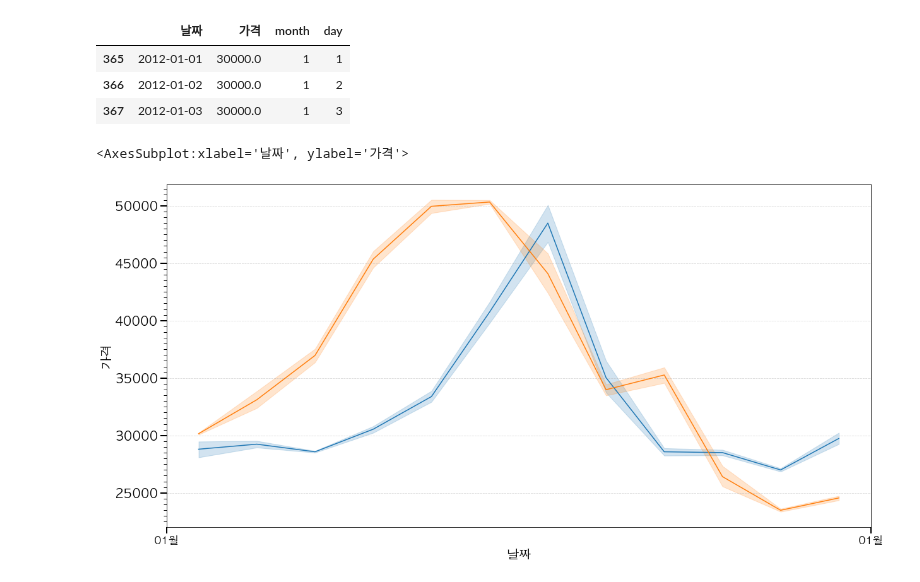
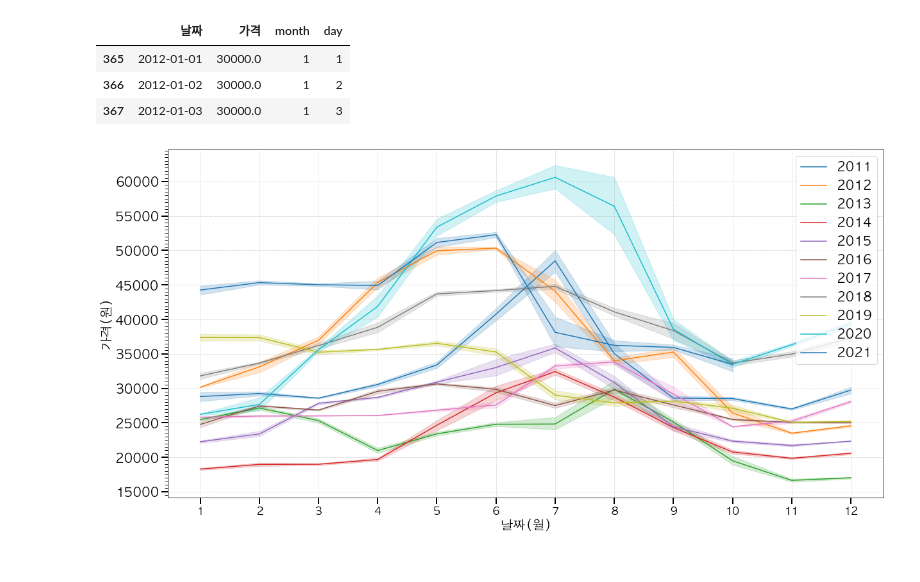
Before and after one commit to city1616/LikeLion_AI_SCHOOL_13th, a Jupyter notebook: 파일럿 프로젝트 - 고구마 가격 예측/CODE/02_data_analysis.ipynb, the cells around one changed output. Cells and saved outputs as stored; diff of their text form; code cells hidden in the pictures.

Commit message:
data analysis

```diff
--- a/파일럿 프로젝트 - 고구마 가격 예측/CODE/02_data_analysis.ipynb
+++ b/파일럿 프로젝트 - 고구마 가격 예측/CODE/02_data_analysis.ipynb
@@ -116,26 +161,40 @@ price_2012.head(3)
 # %%
 plt.rcParams["figure.figsize"] = (20, 10)
 plt.grid(True, axis = "both", alpha = 0.5, linestyle = "--")
-
+a = range(1, 13)
 ax = plt.gca()
-ax.xaxis.set_major_locator(dates.MonthLocator(interval = 1))
-ax.xaxis.set_major_formatter(dates.DateFormatter("%m월"))
+ax.xaxis.set_major_locator(ticker.MultipleLocator(1))
+# ax.xaxis.set_major_locator(dates.MonthLocator(interval = 1))
+# ax.xaxis.set_major_formatter(dates.DateFormatter("%m월"))
 # ax.xaxis.set_minor_locator(dates.MonthLocator(interval = 1))
 
 ax.yaxis.set_major_locator(ticker.MultipleLocator(5000)) ## y값이 0.25의 배수인 경우마다 메인 눈금 표시
 ax.yaxis.set_minor_locator(ticker.MultipleLocator(500)) ## y축 서브 눈금 표시
 
 ax.tick_params(axis = "both", which = "major", length = 10, width = 2)
 ax.tick_params(axis = "x", which = "major", labelsize = 17)
 ax.tick_params(axis = "y", which = "major", labelsize = 20)
 ax.tick_params(axis = "x", which = "minor", length = 5, width = 1)
 ax.tick_params(axis = "y", which = "minor", length = 5, width = 1)
 
-plt.xlabel("날짜", fontsize = 20)
-plt.ylabel("가격", fontsize = 20)
+plt.xlabel("날짜(월)", fontsize = 20)
+plt.ylabel("가격(원)", fontsize = 20)
 
 sns.lineplot(x = "month", y = "가격", data = price_2011)
 sns.lineplot(x = "month", y = "가격", data = price_2012)
+sns.lineplot(x = "month", y = "가격", data = price_2013)
+sns.lineplot(x = "month", y = "가격", data = price_2014)
+sns.lineplot(x = "month", y = "가격", data = price_2015)
+sns.lineplot(x = "month", y = "가격", data = price_2016)
+sns.lineplot(x = "month", y = "가격", data = price_2017)
+sns.lineplot(x = "month", y = "가격", data = price_2018)
+sns.lineplot(x = "month", y = "가격", data = price_2019)
+sns.lineplot(x = "month", y = "가격", data = price_2020)
+sns.lineplot(x = "month", y = "가격", data = price_2021)
+
+label = range(2011 ,2022)
+plt.legend(label, fontsize = 20)
+
+plt.gcf().savefig("../PNG/연도별 고구마 가격 비교.png")
 # %% [output]
-<AxesSubplot:xlabel='날짜', ylabel='가격'>
-[figure, old version]
+[figure, new version]
```
Also changed, not shown: parts of 3 cells of this notebook.
